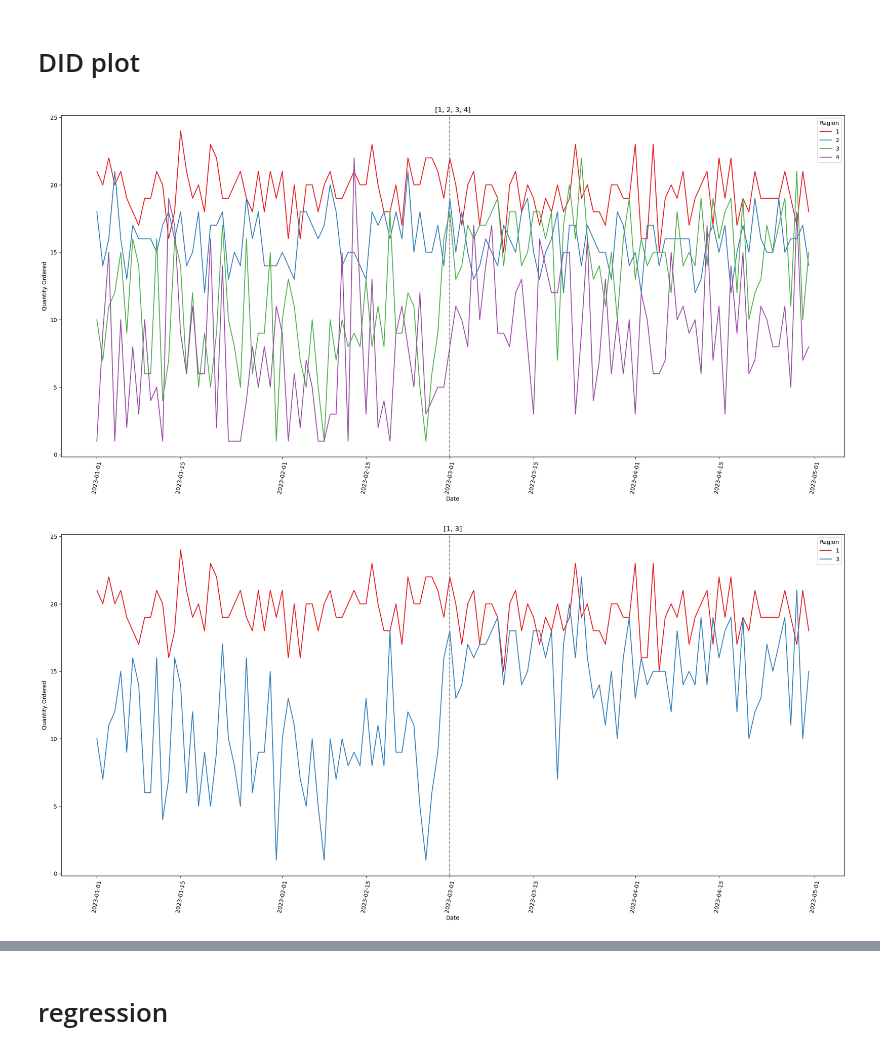
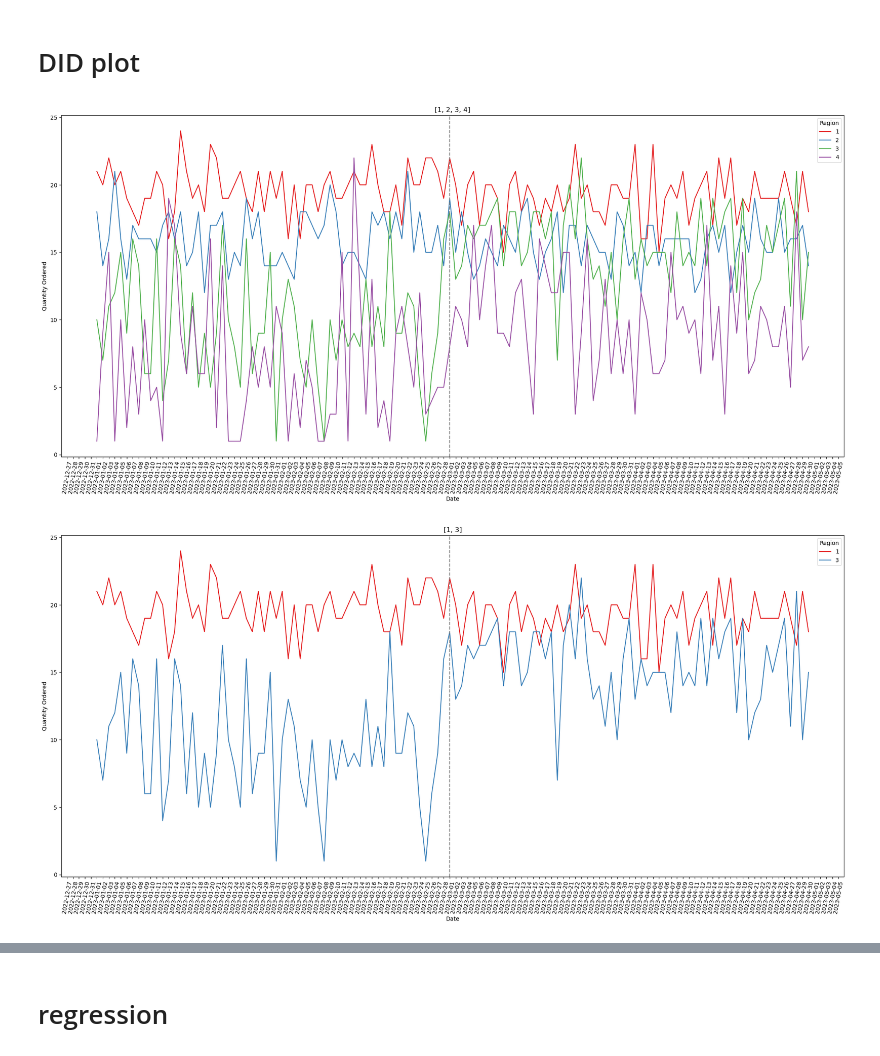
Before and after one commit to Alphteow/EconsModel, a Jupyter notebook: Econ_Group_Project3.ipynb, the cells around one changed output, grey strips where cells are left out. Drawn from its saved outputs; the diff is of its cells as text; code cells hidden in the pictures.

```diff
--- a/Econ_Group_Project3.ipynb
+++ b/Econ_Group_Project3.ipynb
@@ -103,20 +103,24 @@ plt.show()
 # %%
 # plot
 region_combination = [[1,2,3,4],[1,3],[1,4],[2,3],[2,4]]
 
 for i, region in enumerate(region_combination):
     plt.figure(figsize=(20, 10))
     subset = df[df['Region'].isin(region)]
     sns.lineplot(data=subset, x='Date',y='Quantity Ordered', hue='Region', palette='Set1')
 
     # discount applied date
     phase_2_start = datetime(2023,3,1)
     plt.axvline(x=phase_2_start, color='grey', linestyle='--', label='Phase 2 Start')
 
+    # x axis date format
+    plt.gca().xaxis.set_major_locator(mdates.DayLocator())  # everyday
+    plt.gca().xaxis.set_major_formatter(mdates.DateFormatter('%Y-%m-%d'))  # dateformat
+
     plt.title(f'{region}')
     plt.xticks(rotation=80)
     plt.tight_layout()
     plt.show()
 # %% [output]
-[figure, old version]
+[figure, new version]
-[figure, old version]
+[figure, new version]
```
Also changed, not shown: parts of 1 cell of this notebook.
